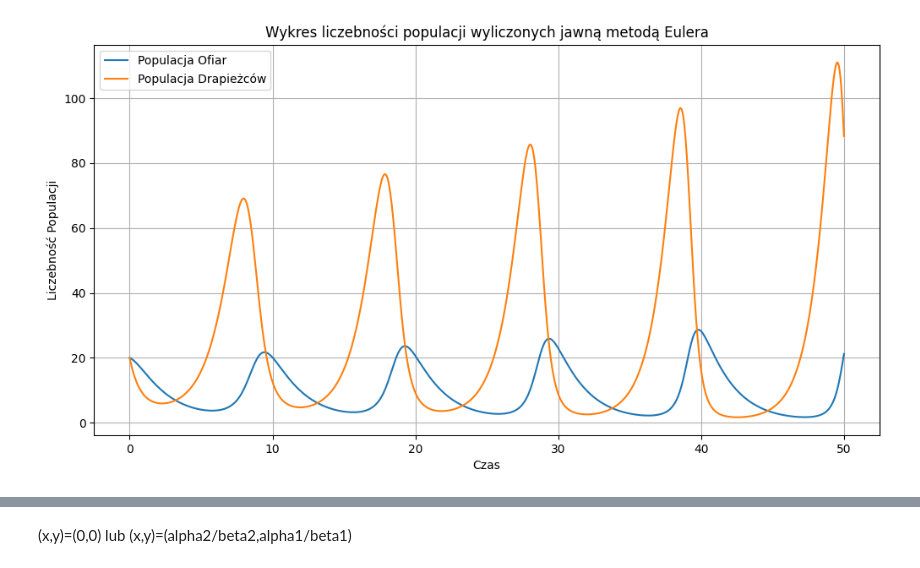
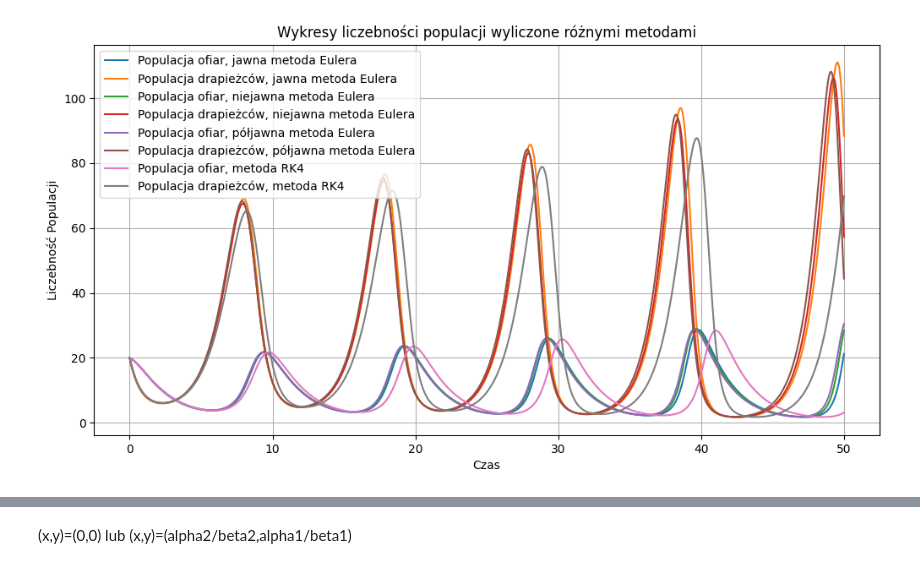
Before and after one commit to lythx/MOWNIT, a Jupyter notebook: lab10/merge.ipynb, the cells around one changed output, grey strips where cells are left out. Saved outputs shown, nothing was run; the diff lists cells and outputs as text; code cells hidden in the pictures.

```diff
--- a/lab10/merge.ipynb
+++ b/lab10/merge.ipynb
@@ -72,18 +75,21 @@ def runge_kutta_4():
         H[k + 1] = calc_H(x[k + 1], y[k + 1])
     return t, x, y, H
 # %%
-def plot(function, title):
-    plt.figure(figsize=(12, 6))
-    plt.title(title)
+def plot(function, label_x, label_y):
     t_vec, y_vec, x_vec, _ = function()
-    plt.plot(t_vec, x_vec, label="Populacja Ofiar")
-    plt.plot(t_vec, y_vec, label="Populacja Drapieżców")
-    plt.xlabel('Czas')
-    plt.ylabel('Liczebność Populacji')
-    plt.legend()
-    plt.grid(True)
-    plt.show()
+    plt.plot(t_vec, x_vec, label=label_x)
+    plt.plot(t_vec, y_vec, label=label_y)
 # %%
-plot(euler_explicit, "Wykres liczebności populacji wyliczonych jawną metodą Eulera")
+plt.figure(figsize=(12, 6))
+plt.title("Wykresy liczebności populacji wyliczone różnymi metodami")
+plot(euler_explicit, "Populacja ofiar, jawna metoda Eulera", "Populacja drapieżców, jawna metoda Eulera")
+plot(euler_implicit, "Populacja ofiar, niejawna metoda Eulera", "Populacja drapieżców, niejawna metoda Eulera")
+plot(euler_half_explicit, "Populacja ofiar, półjawna metoda Eulera", "Populacja drapieżców, półjawna metoda Eulera")
+plot(runge_kutta_4, "Populacja ofiar, metoda RK4", "Populacja drapieżców, metoda RK4")
+plt.xlabel('Czas')
+plt.ylabel('Liczebność Populacji')
+plt.legend()
+plt.grid(True)
+plt.show()
 # %% [output]
-[figure, old version]
+[figure, new version]
```
Also changed, not shown: parts of 4 cells of this notebook.
